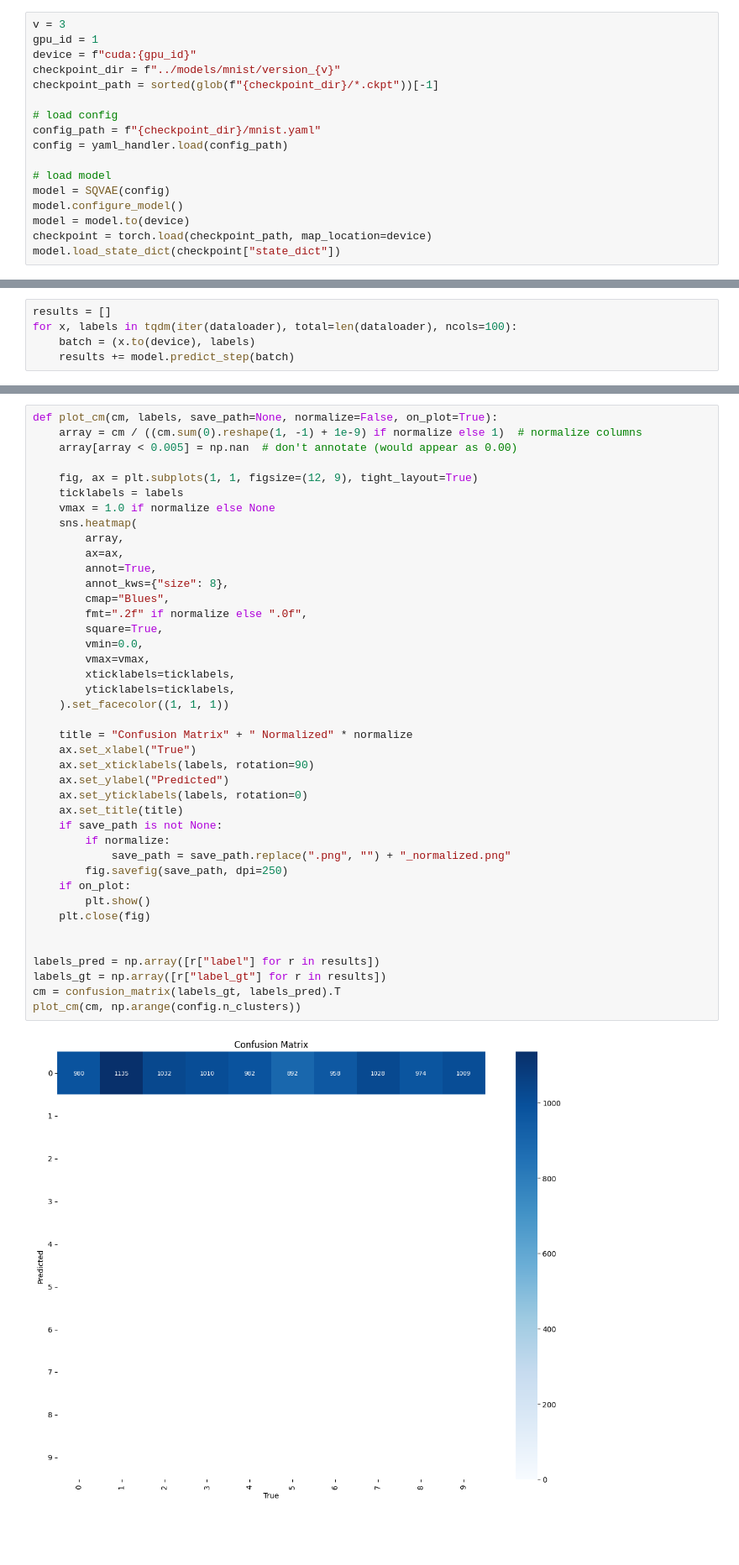
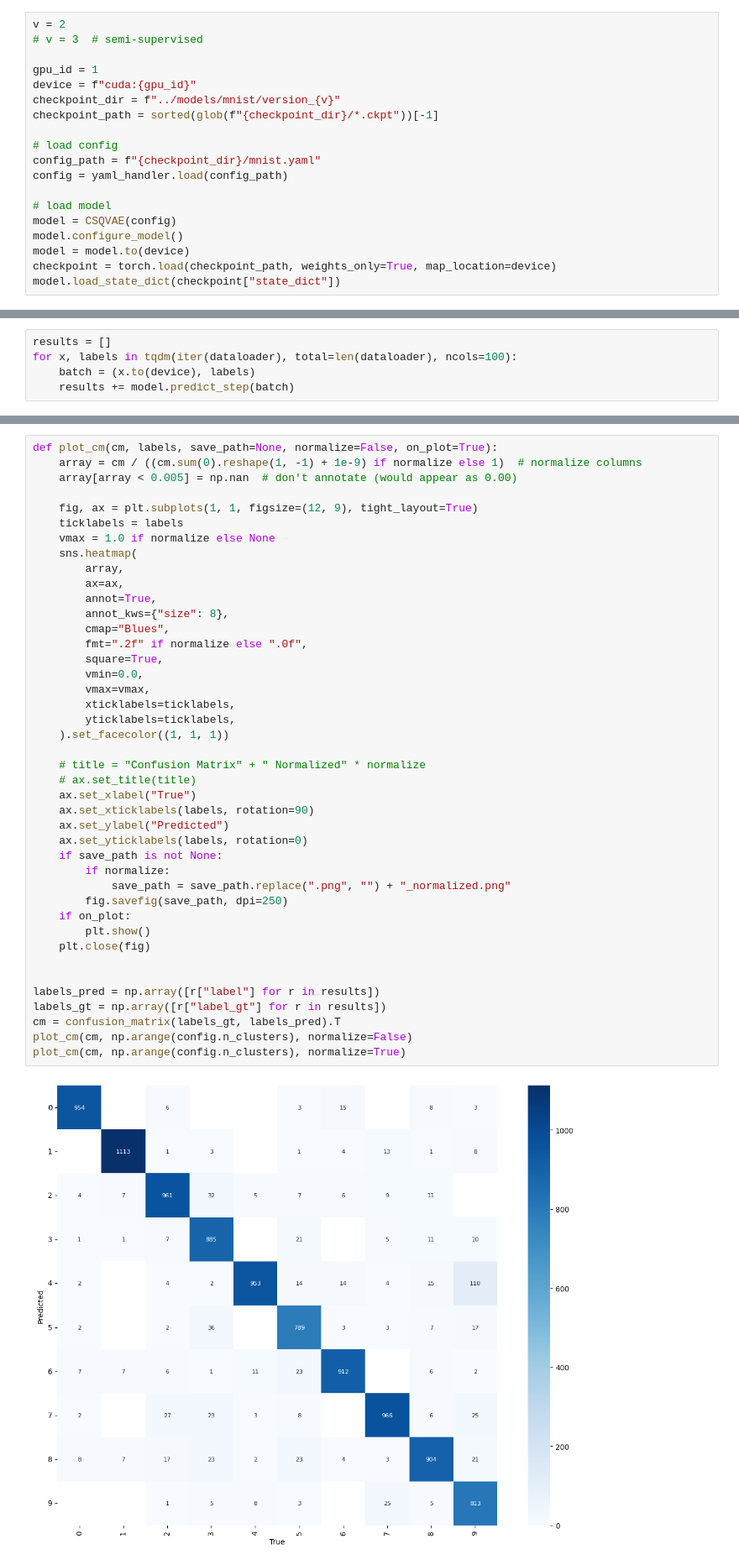
Before and after one commit to kojikojiprg/csqvae, a Jupyter notebook: notebooks/mnist.ipynb, the cells around one changed output, grey strips where cells are left out. Shown at 84% size. Cells and saved outputs as stored; diff of their text form; blank space fills up the shorter version.

Commit message:
update model

```diff
--- a/notebooks/mnist.ipynb
+++ b/notebooks/mnist.ipynb
@@ -18,5 +39,7 @@ from src.utils import yaml_handler
 # %%
-v = 3
+v = 2
+# v = 3  # semi-supervised
+
 gpu_id = 1
 device = f"cuda:{gpu_id}"
 checkpoint_dir = f"../models/mnist/version_{v}"
@@ -27,10 +50,10 @@ config_path = f"{checkpoint_dir}/mnist.yaml"
 config = yaml_handler.load(config_path)
 
 # load model
-model = SQVAE(config)
+model = CSQVAE(config)
 model.configure_model()
 model = model.to(device)
-checkpoint = torch.load(checkpoint_path, map_location=device)
+checkpoint = torch.load(checkpoint_path, weights_only=True, map_location=device)
 model.load_state_dict(checkpoint["state_dict"])
 # %% [output]
 <All keys matched successfully>
@@ -80,34 +103,35 @@ def plot_cm(cm, labels, save_path=None, normalize=False, on_plot=True):
         array,
         ax=ax,
         annot=True,
         annot_kws={"size": 8},
         cmap="Blues",
         fmt=".2f" if normalize else ".0f",
         square=True,
         vmin=0.0,
         vmax=vmax,
         xticklabels=ticklabels,
         yticklabels=ticklabels,
     ).set_facecolor((1, 1, 1))
 
-    title = "Confusion Matrix" + " Normalized" * normalize
+    # title = "Confusion Matrix" + " Normalized" * normalize
+    # ax.set_title(title)
     ax.set_xlabel("True")
     ax.set_xticklabels(labels, rotation=90)
     ax.set_ylabel("Predicted")
     ax.set_yticklabels(labels, rotation=0)
-    ax.set_title(title)
     if save_path is not None:
         if normalize:
             save_path = save_path.replace(".png", "") + "_normalized.png"
         fig.savefig(save_path, dpi=250)
     if on_plot:
         plt.show()
     plt.close(fig)
 
 
 labels_pred = np.array([r["label"] for r in results])
 labels_gt = np.array([r["label_gt"] for r in results])
 cm = confusion_matrix(labels_gt, labels_pred).T
-plot_cm(cm, np.arange(config.n_clusters))
+plot_cm(cm, np.arange(config.n_clusters), normalize=False)
+plot_cm(cm, np.arange(config.n_clusters), normalize=True)
 # %% [output]
-[figure, old version]
+[figure, new version]
```
Also changed, not shown: parts of 9 cells of this notebook, 4 other files.
